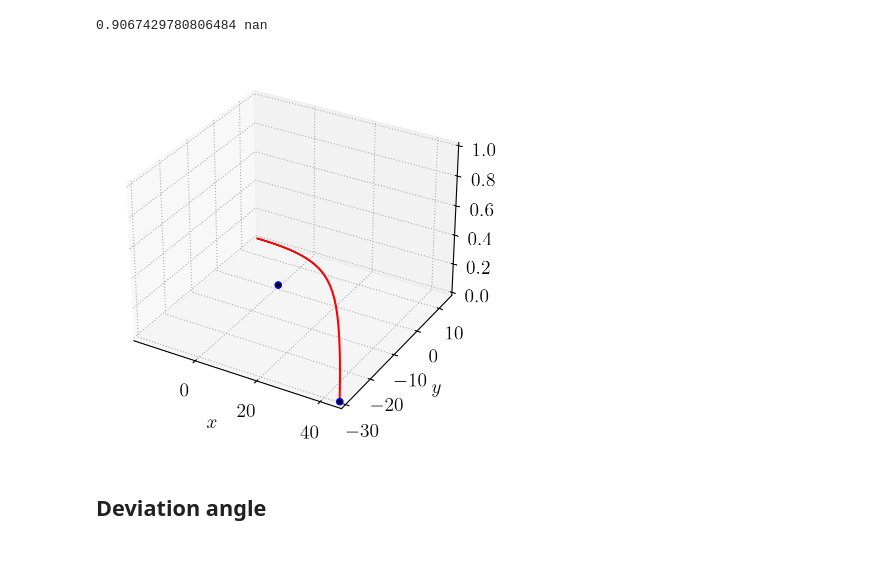
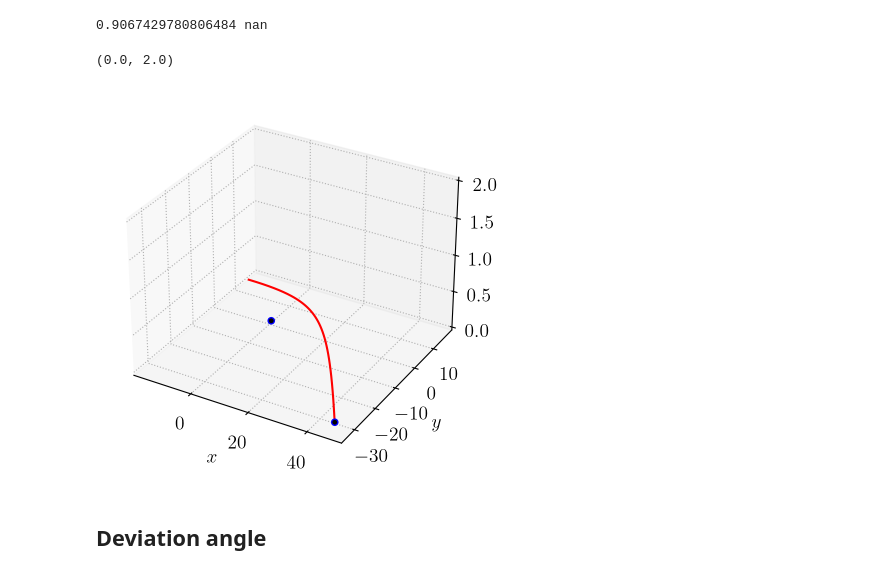
Before and after one commit to smucedola/galaxies-dynamics_2023, a Jupyter notebook: nbody_sh1/2body_unbound.ipynb, the cells around one changed output. Drawn from its saved outputs; the diff is of its cells as text; code cells hidden in the pictures.

```diff
--- a/nbody_sh1/2body_unbound.ipynb
+++ b/nbody_sh1/2body_unbound.ipynb
@@ -173,18 +173,23 @@ print(e1, e2)
 # %%
 ax = plt.figure().add_subplot(projection='3d')
 ax.plot(m_1["x"], m_1["y"], m_1["z"], zdir='z', label='curve in (x, y)');
 ax.plot(m_2["x"], m_2["y"], m_2["z"], zdir='z', label='curve in (x, y)', color = 'red');
 ax.scatter(m_1["x"][-1], m_1["y"][-1], m_1["z"][-1],
                c='black', marker = 'o');    # Adding Constant Origin
 ax.scatter(m_2["x"][-1], m_2["y"][-1], m_2["z"][-1],
                c='black', marker = 'o');    # Adding Constant Origin
 
 ax.set_xlabel(r'$x$')
 ax.set_ylabel(r'$y$')
 ax.set_zlabel(r'$z$');
 ax.set_zlim(0,1);
+
+ax.set_xlim3d([-19, 50])
+ax.set_ylim3d([-35, 19])
+ax.set_zlim3d([0, 2])
 # %% [output]
+(0.0, 2.0)
-[figure, old version]
+[figure, new version]
 # %% [markdown]
 ## Deviation angle
 # %%
```
Also changed, not shown: parts of 2 cells of this notebook, 1 other file.
